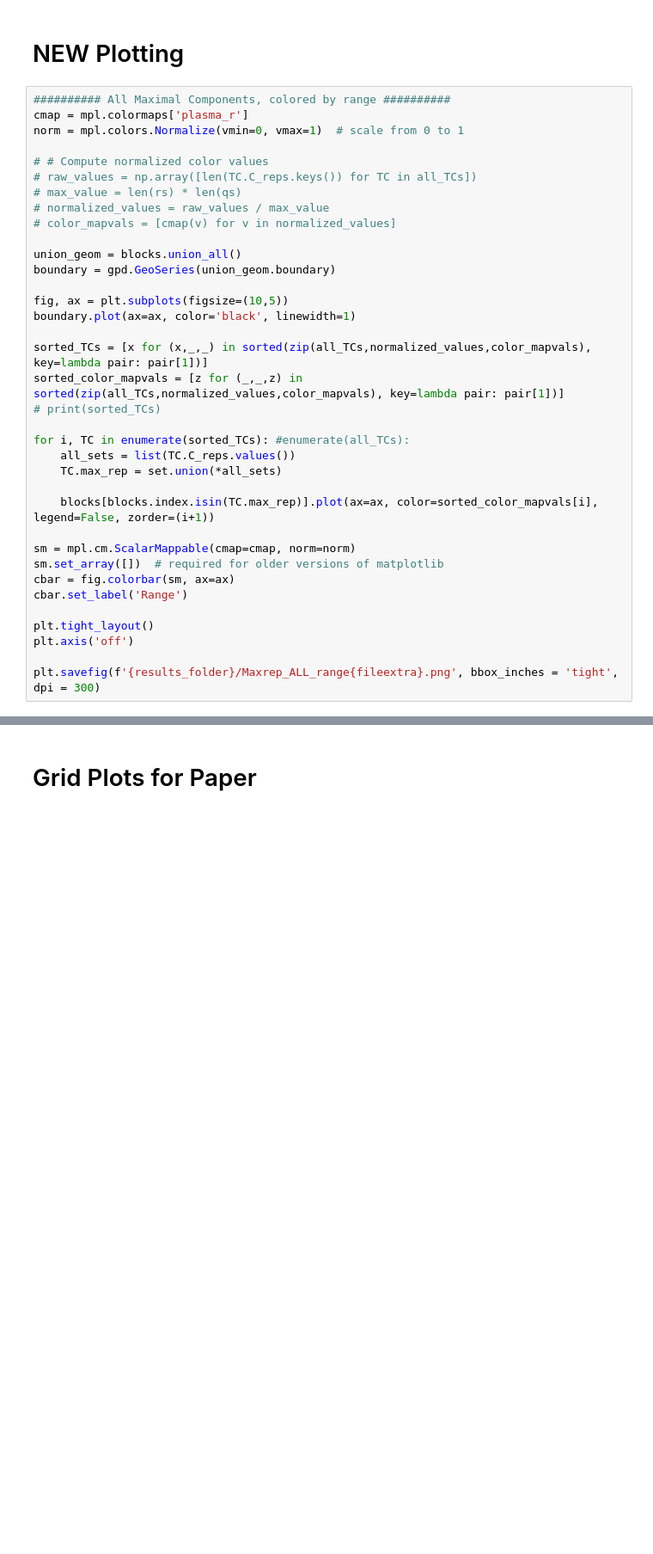
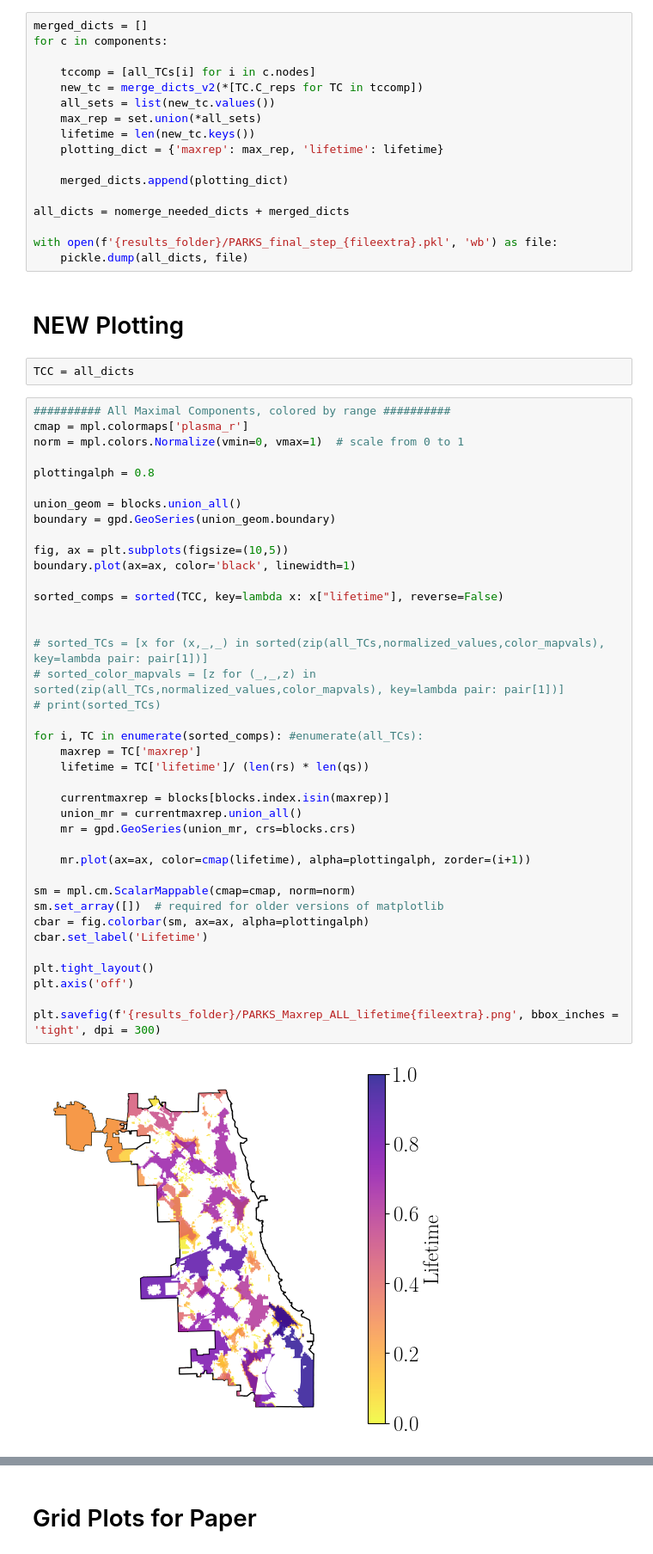
Before and after one commit to sarahtymochko/multiparam-resource-coverage, a Jupyter notebook: parks_plots.ipynb, the cells around one changed output, grey strips where cells are left out. Shown at 86% size. Cells and saved outputs as stored; diff of their text form; blank space fills up the shorter version.

Commit message:
parks code updated

```diff
--- a/parks_plots.ipynb
+++ b/parks_plots.ipynb
@@ -166,38 +176,62 @@ plt.colorbar()
+# %%
+merged_dicts = []
+for c in components:
+
+    tccomp = [all_TCs[i] for i in c.nodes]
+    new_tc = merge_dicts_v2(*[TC.C_reps for TC in tccomp])
+    all_sets = list(new_tc.values())
+    max_rep = set.union(*all_sets)
+    lifetime = len(new_tc.keys())
+    plotting_dict = {'maxrep': max_rep, 'lifetime': lifetime}
+
+    merged_dicts.append(plotting_dict)
+
+all_dicts = nomerge_needed_dicts + merged_dicts
+
+with open(f'{results_folder}/PARKS_final_step_{fileextra}.pkl', 'wb') as file:
+    pickle.dump(all_dicts, file)
 # %% [markdown]
 # NEW Plotting
+# %%
+TCC = all_dicts
 # %%
 ########## All Maximal Components, colored by range ##########
 cmap = mpl.colormaps['plasma_r']
 norm = mpl.colors.Normalize(vmin=0, vmax=1)  # scale from 0 to 1
 
-# # Compute normalized color values
-# raw_values = np.array([len(TC.C_reps.keys()) for TC in all_TCs])
-# max_value = len(rs) * len(qs)
-# normalized_values = raw_values / max_value
-# color_mapvals = [cmap(v) for v in normalized_values]
+plottingalph = 0.8
 
 union_geom = blocks.union_all()
 boundary = gpd.GeoSeries(union_geom.boundary)
 
 fig, ax = plt.subplots(figsize=(10,5))
 boundary.plot(ax=ax, color='black', linewidth=1)
 
-sorted_TCs = [x for (x,_,_) in sorted(zip(all_TCs,normalized_values,color_mapvals), key=lambda pair: pair[1])]
-sorted_color_mapvals = [z for (_,_,z) in sorted(zip(all_TCs,normalized_values,color_mapvals), key=lambda pair: pair[1])]
+sorted_comps = sorted(TCC, key=lambda x: x["lifetime"], reverse=False)
+
+
+# sorted_TCs = [x for (x,_,_) in sorted(zip(all_TCs,normalized_values,color_mapvals), key=lambda pair: pair[1])]
+# sorted_color_mapvals = [z for (_,_,z) in sorted(zip(all_TCs,normalized_values,color_mapvals), key=lambda pair: pair[1])]
 # print(sorted_TCs)
 
-for i, TC in enumerate(sorted_TCs): #enumerate(all_TCs):
-    all_sets = list(TC.C_reps.values())
-    TC.max_rep = set.union(*all_sets)
+for i, TC in enumerate(sorted_comps): #enumerate(all_TCs):
+    maxrep = TC['maxrep']
+    lifetime = TC['lifetime']/ (len(rs) * len(qs))
 
-    blocks[blocks.index.isin(TC.max_rep)].plot(ax=ax, color=sorted_color_mapvals[i], legend=False, zorder=(i+1))
+    currentmaxrep = blocks[blocks.index.isin(maxrep)]
+    union_mr = currentmaxrep.union_all()
+    mr = gpd.GeoSeries(union_mr, crs=blocks.crs)
+
+    mr.plot(ax=ax, color=cmap(lifetime), alpha=plottingalph, zorder=(i+1))
 
 sm = mpl.cm.ScalarMappable(cmap=cmap, norm=norm)
 sm.set_array([])  # required for older versions of matplotlib
-cbar = fig.colorbar(sm, ax=ax)
-cbar.set_label('Range')
+cbar = fig.colorbar(sm, ax=ax, alpha=plottingalph)
+cbar.set_label('Lifetime')
 
 plt.tight_layout()
 plt.axis('off')
 
-plt.savefig(f'{results_folder}/Maxrep_ALL_range{fileextra}.png', bbox_inches = 'tight', dpi = 300)
+plt.savefig(f'{results_folder}/PARKS_Maxrep_ALL_lifetime{fileextra}.png', bbox_inches = 'tight', dpi = 300)
+# %% [output]
+[figure, added]
```
Also changed, not shown: parts of 26 cells of this notebook, 1 other file.
